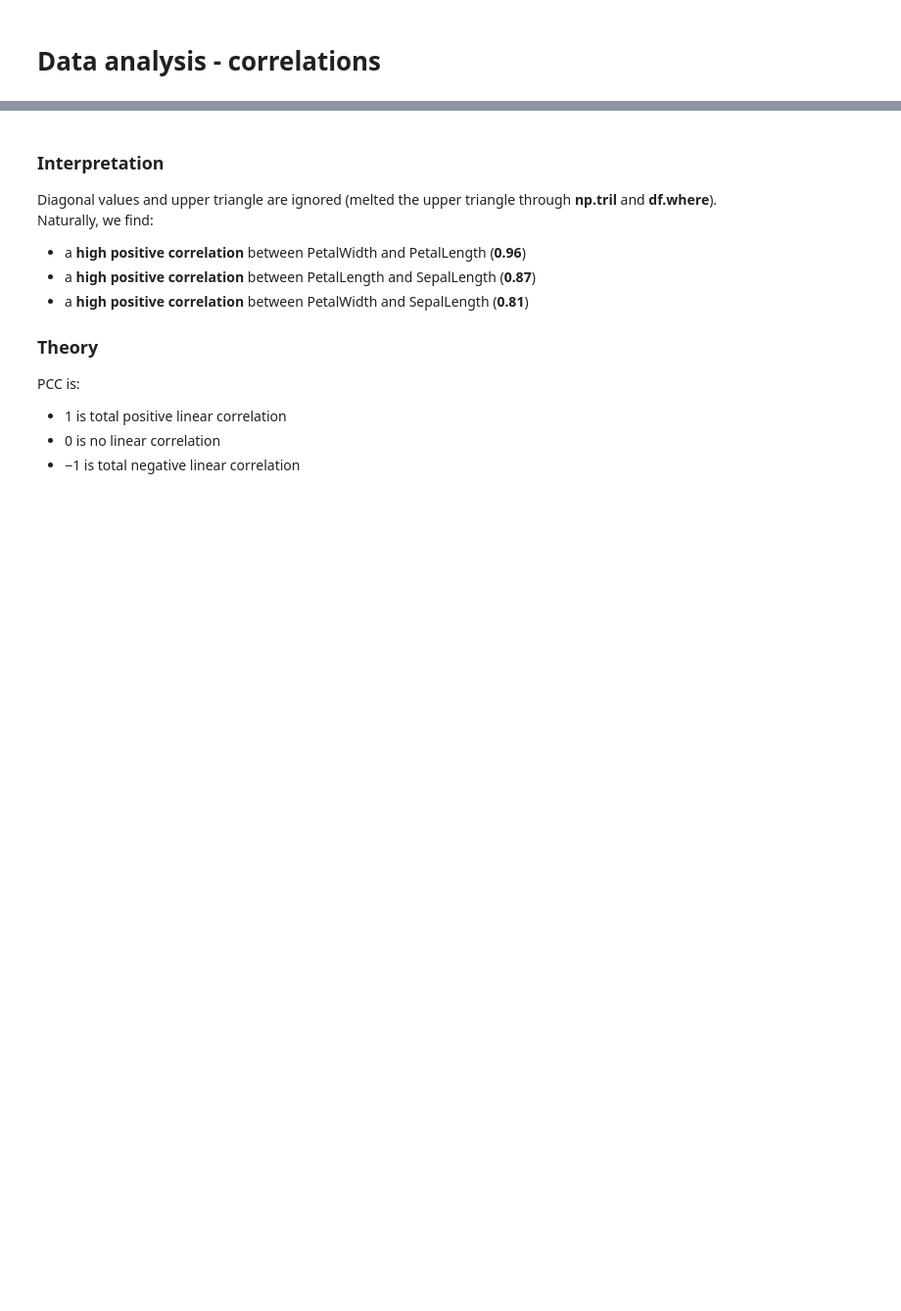
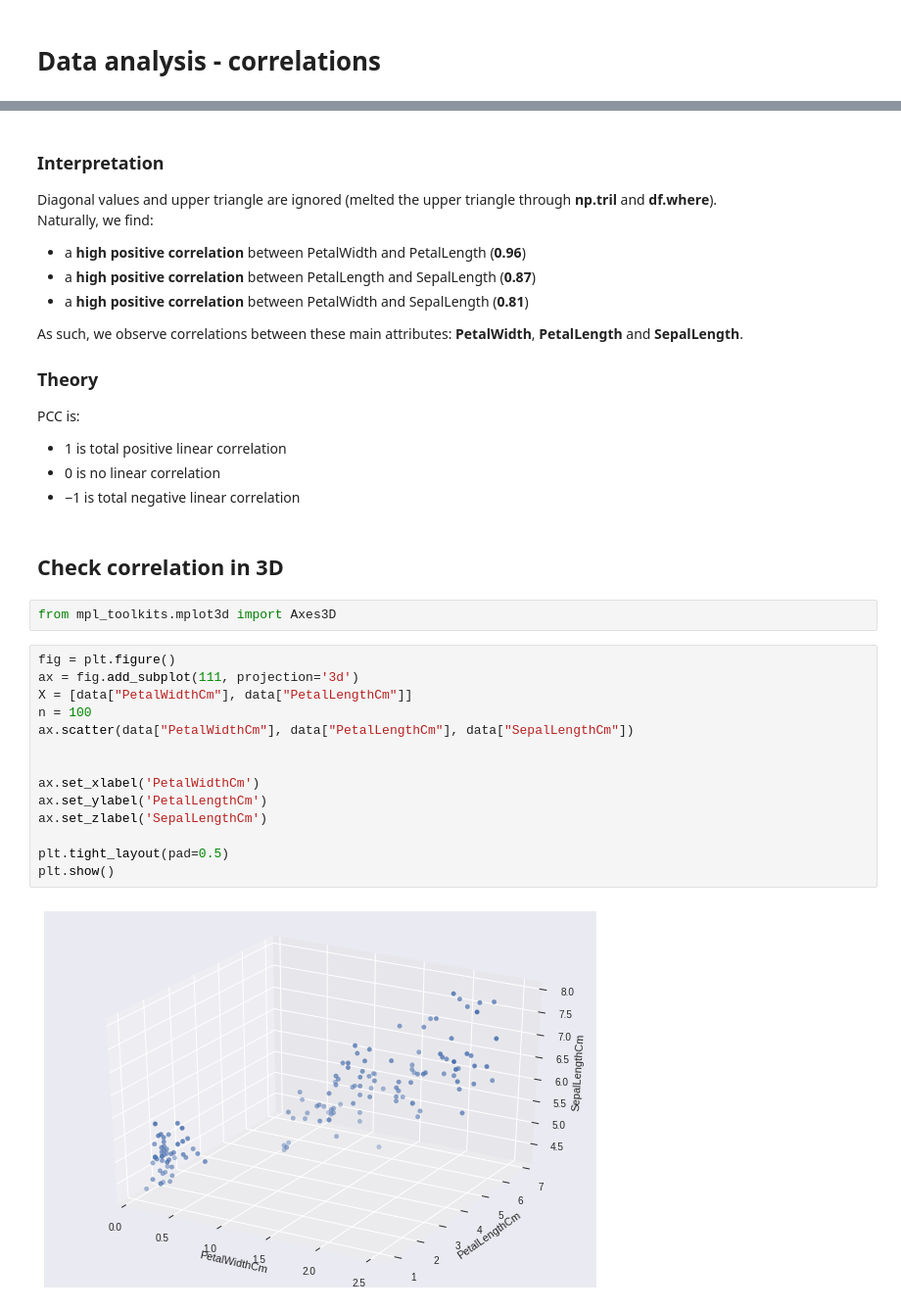
Before and after one commit to xR86/ml-stuff, a Jupyter notebook: kaggle/Simple analysis of Iris dataset.ipynb, the cells around one changed output, grey strips where cells are left out. Shown: that part at 98% size. Saved outputs shown, nothing was run; the diff lists cells and outputs as text; blank space fills up the shorter version.

```diff
--- a/kaggle/Simple analysis of Iris dataset.ipynb
+++ b/kaggle/Simple analysis of Iris dataset.ipynb
@@ -132,6 +166,7 @@ Naturally, we find:
 + a **high positive correlation** between PetalLength and SepalLength (**0.87**)
 + a **high positive correlation** between PetalWidth and SepalLength (**0.81**)
 
+As such, we observe correlations between these main attributes: **PetalWidth**, **PetalLength** and **SepalLength**.
 
 ### Theory
 PCC is:
@@ -139,3 +174,23 @@ PCC is:
 + 1 is total positive linear correlation
 + 0 is no linear correlation
 + −1 is total negative linear correlation
+# %% [markdown]
+## Check correlation in 3D
+# %%
+from mpl_toolkits.mplot3d import Axes3D
+# %%
+fig = plt.figure()
+ax = fig.add_subplot(111, projection='3d')
+X = [data["PetalWidthCm"], data["PetalLengthCm"]]
+n = 100
+ax.scatter(data["PetalWidthCm"], data["PetalLengthCm"], data["SepalLengthCm"])
+
+
+ax.set_xlabel('PetalWidthCm')
+ax.set_ylabel('PetalLengthCm')
+ax.set_zlabel('SepalLengthCm')
+
+plt.tight_layout(pad=0.5)
+plt.show()
+# %% [output]
+[figure, added]
```
Also changed, not shown: parts of 17 cells of this notebook, 1 other file.
